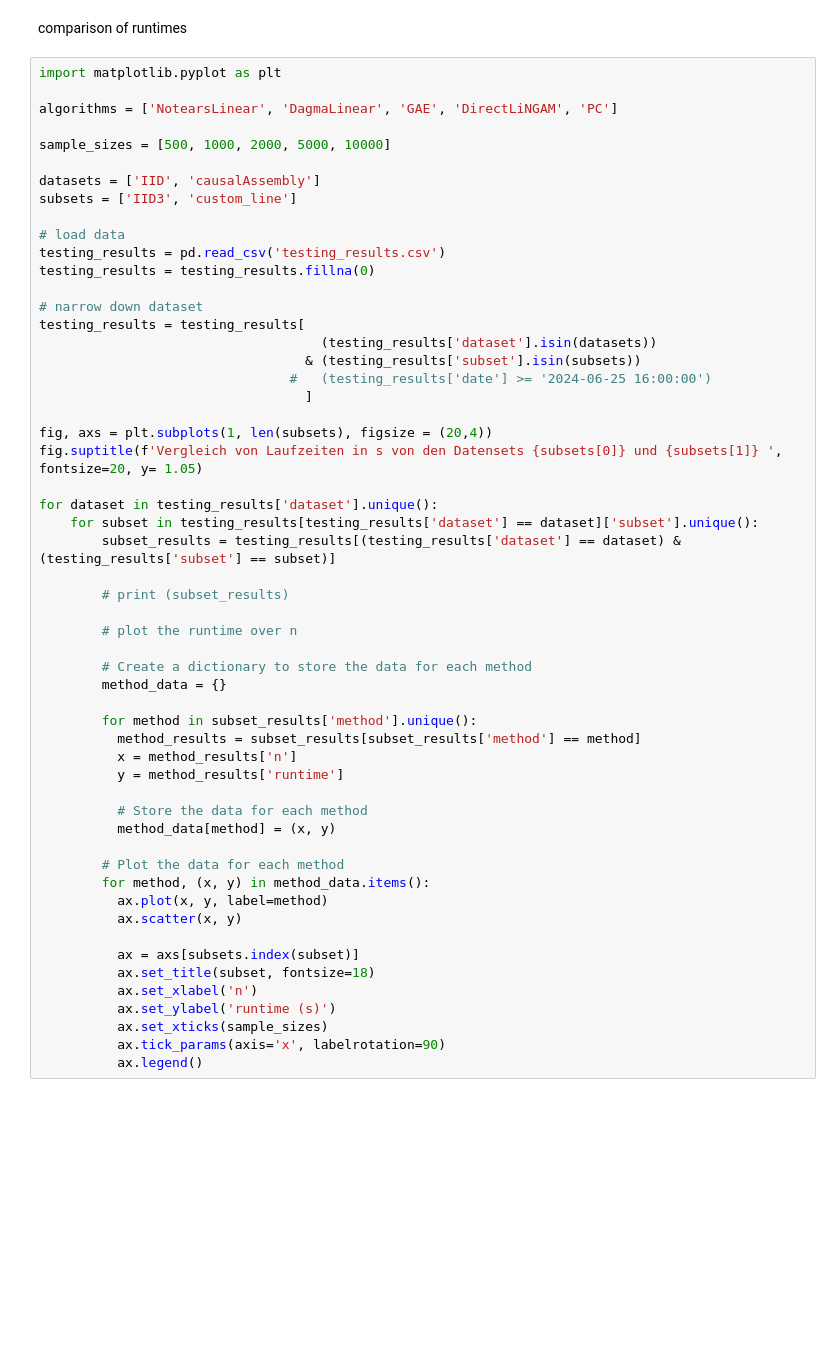
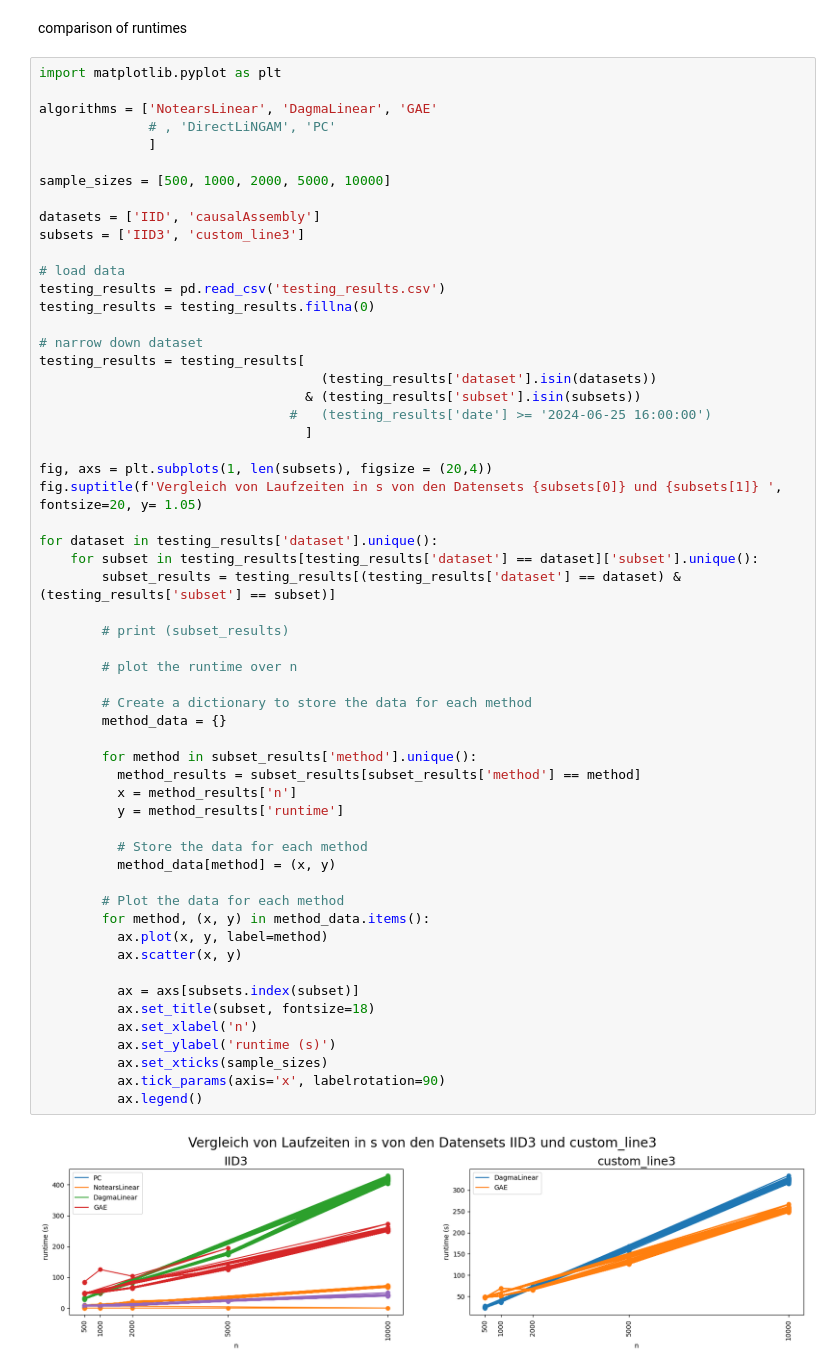
Before and after one commit to leoleoroe/gqw_paper, a Jupyter notebook: results.ipynb, the cells around one changed output. Drawn from its saved outputs; the diff is of its cells as text; blank space fills up the shorter version.

```diff
--- a/results.ipynb
+++ b/results.ipynb
@@ -112,12 +134,14 @@ comparison of runtimes
 # %%
 import matplotlib.pyplot as plt
 
-algorithms = ['NotearsLinear', 'DagmaLinear', 'GAE', 'DirectLiNGAM', 'PC']
+algorithms = ['NotearsLinear', 'DagmaLinear', 'GAE'
+              # , 'DirectLiNGAM', 'PC'
+              ]
 
 sample_sizes = [500, 1000, 2000, 5000, 10000]
 
 datasets = ['IID', 'causalAssembly']
-subsets = ['IID3', 'custom_line']
+subsets = ['IID3', 'custom_line3']
 
 # load data
 testing_results = pd.read_csv('testing_results.csv')
@@ -137,30 +161,32 @@ for dataset in testing_results['dataset'].unique():
     for subset in testing_results[testing_results['dataset'] == dataset]['subset'].unique():
         subset_results = testing_results[(testing_results['dataset'] == dataset) & (testing_results['subset'] == subset)]
 
         # print (subset_results)
 
         # plot the runtime over n
 
         # Create a dictionary to store the data for each method
         method_data = {}
 
         for method in subset_results['method'].unique():
           method_results = subset_results[subset_results['method'] == method]
           x = method_results['n']
           y = method_results['runtime']
 
           # Store the data for each method
           method_data[method] = (x, y)
 
         # Plot the data for each method
         for method, (x, y) in method_data.items():
           ax.plot(x, y, label=method)
           ax.scatter(x, y)
 
           ax = axs[subsets.index(subset)]
           ax.set_title(subset, fontsize=18)
           ax.set_xlabel('n')
           ax.set_ylabel('runtime (s)')
           ax.set_xticks(sample_sizes)
           ax.tick_params(axis='x', labelrotation=90)
           ax.legend()
+# %% [output]
+[figure, added]
```
Also changed, not shown: parts of 7 cells of this notebook, 1 other file.
